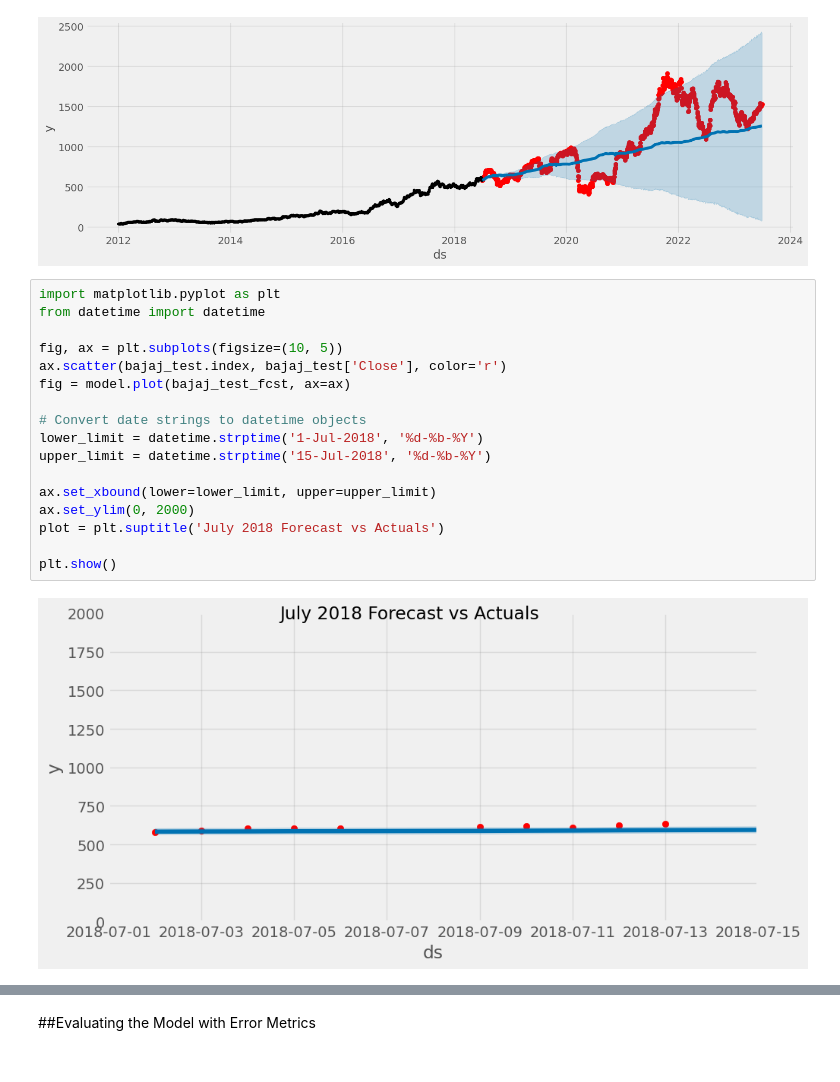
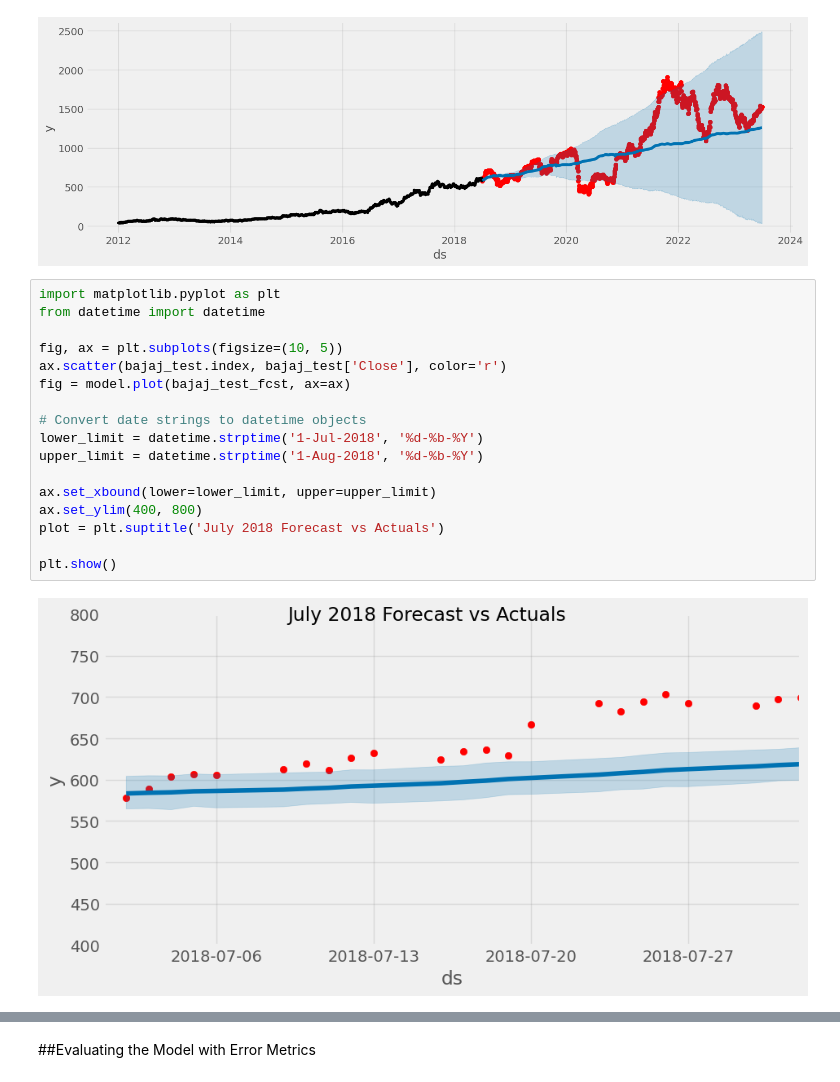
Before and after one commit to nyctophile-1302/AI-Driven-Stock-Price-Forecasting, a Jupyter notebook: main/fbprophet_prediction_model.ipynb, the cells around one changed output, grey strips where cells are left out. Saved outputs shown, nothing was run; the diff lists cells and outputs as text.

```diff
--- a/main/fbprophet_prediction_model.ipynb
+++ b/main/fbprophet_prediction_model.ipynb
@@ -134,22 +134,22 @@ fig = model.plot(bajaj_test_fcst, ax=ax)
 # %%
 import matplotlib.pyplot as plt
 from datetime import datetime
 
 fig, ax = plt.subplots(figsize=(10, 5))
 ax.scatter(bajaj_test.index, bajaj_test['Close'], color='r')
 fig = model.plot(bajaj_test_fcst, ax=ax)
 
 # Convert date strings to datetime objects
 lower_limit = datetime.strptime('1-Jul-2018', '%d-%b-%Y')
-upper_limit = datetime.strptime('15-Jul-2018', '%d-%b-%Y')
+upper_limit = datetime.strptime('1-Aug-2018', '%d-%b-%Y')
 
 ax.set_xbound(lower=lower_limit, upper=upper_limit)
-ax.set_ylim(0, 2000)
+ax.set_ylim(400, 800)
 plot = plt.suptitle('July 2018 Forecast vs Actuals')
 
 plt.show()
 # %% [output]
-[figure, old version]
+[figure, new version]
 # %%
 f, ax = plt.subplots(figsize=(15, 5))
 ax.scatter(bajaj_test.index, bajaj_test['Close'], color='r')
```
Also changed, not shown: parts of 9 cells of this notebook.
